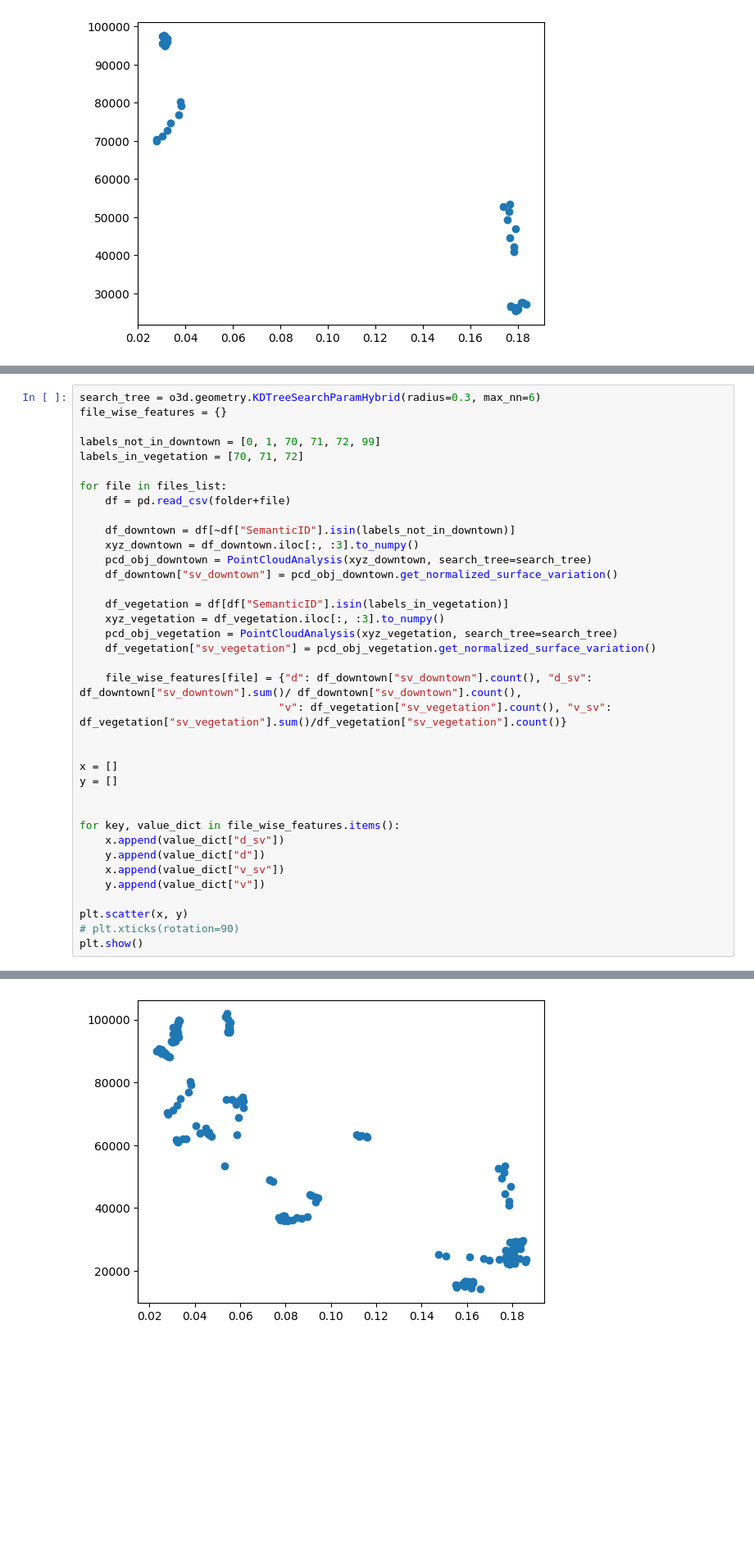
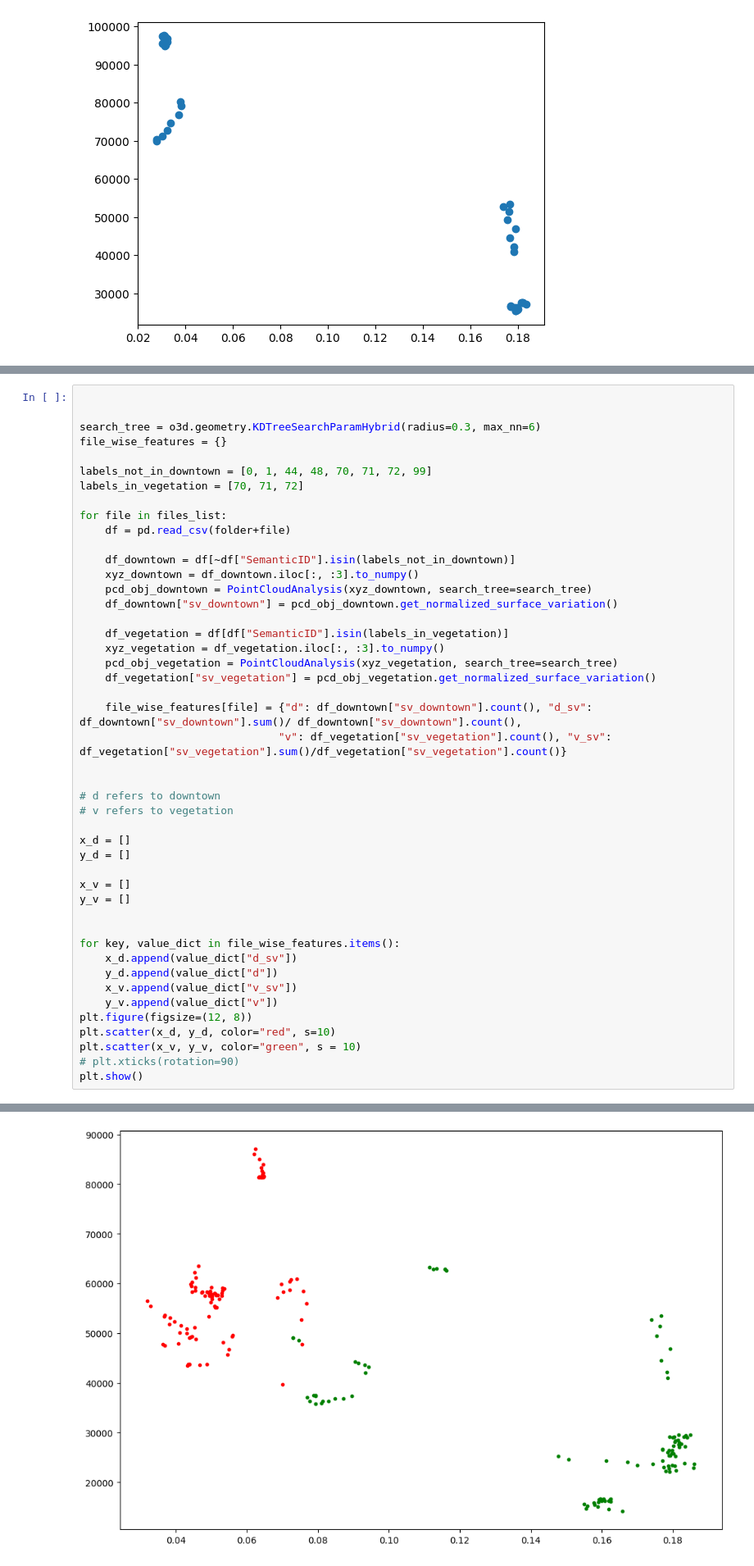
Before and after one commit to bisalgt/spawn_objects_in_carla, a Jupyter notebook: notebooks/semantick kitti dataset analyse.ipynb, the cells around one changed output, grey strips where cells are left out. Shown at 82% size. Cells and saved outputs as stored; diff of their text form; blank space fills up the shorter version.

Commit message:
adding line plot for analysis

```diff
--- a/notebooks/semantick kitti dataset analyse.ipynb
+++ b/notebooks/semantick kitti dataset analyse.ipynb
@@ -363,9 +368,11 @@ print(len(files_list))
 100
 # %%
+
+
 search_tree = o3d.geometry.KDTreeSearchParamHybrid(radius=0.3, max_nn=6)
 file_wise_features = {}
 
-labels_not_in_downtown = [0, 1, 70, 71, 72, 99]
+labels_not_in_downtown = [0, 1, 44, 48, 70, 71, 72, 99]
 labels_in_vegetation = [70, 71, 72]
 
 for file in files_list:
@@ -374,42 +381,49 @@ for file in files_list:
     df_downtown = df[~df["SemanticID"].isin(labels_not_in_downtown)]
     xyz_downtown = df_downtown.iloc[:, :3].to_numpy()
     pcd_obj_downtown = PointCloudAnalysis(xyz_downtown, search_tree=search_tree)
     df_downtown["sv_downtown"] = pcd_obj_downtown.get_normalized_surface_variation()
 
     df_vegetation = df[df["SemanticID"].isin(labels_in_vegetation)]
     xyz_vegetation = df_vegetation.iloc[:, :3].to_numpy()
     pcd_obj_vegetation = PointCloudAnalysis(xyz_vegetation, search_tree=search_tree)
     df_vegetation["sv_vegetation"] = pcd_obj_vegetation.get_normalized_surface_variation()
 
     file_wise_features[file] = {"d": df_downtown["sv_downtown"].count(), "d_sv": df_downtown["sv_downtown"].sum()/ df_downtown["sv_downtown"].count(),
                                "v": df_vegetation["sv_vegetation"].count(), "v_sv": df_vegetation["sv_vegetation"].sum()/df_vegetation["sv_vegetation"].count()}
 
 
-x = []
-y = []
+# d refers to downtown
+# v refers to vegetation
+
+x_d = []
+y_d = []
+
+x_v = []
+y_v = []
 
 
 for key, value_dict in file_wise_features.items():
-    x.append(value_dict["d_sv"])
-    y.append(value_dict["d"])
-    x.append(value_dict["v_sv"])
-    y.append(value_dict["v"])
-
-plt.scatter(x, y)
+    x_d.append(value_dict["d_sv"])
+    y_d.append(value_dict["d"])
+    x_v.append(value_dict["v_sv"])
+    y_v.append(value_dict["v"])
+plt.figure(figsize=(12, 8))
+plt.scatter(x_d, y_d, color="red", s=10)
+plt.scatter(x_v, y_v, color="green", s = 10)
 # plt.xticks(rotation=90)
 plt.show()
 # %% [output]
 A value is trying to be set on a copy of a slice from a DataFrame.
 Try using .loc[row_indexer,col_indexer] = value instead
 
 See the caveats in the documentation: https://pandas.pydata.org/pandas-docs/stable/user_guide/indexing.html#returning-a-view-versus-a-copy
   df_downtown["sv_downtown"] = pcd_obj_downtown.get_normalized_surface_variation()
 A value is trying to be set on a copy of a slice from a DataFrame.
 Try using .loc[row_indexer,col_indexer] = value instead
 
 See the caveats in the documentation: https://pandas.pydata.org/pandas-docs/stable/user_guide/indexing.html#returning-a-view-versus-a-copy
   df_vegetation["sv_vegetation"] = pcd_obj_vegetation.get_normalized_surface_variation()
-[figure, old version]
+[figure, new version]
 # %%
 # d refers to downtown
 # v refers to vegetation
```
Also changed, not shown: parts of 8 cells of this notebook.
